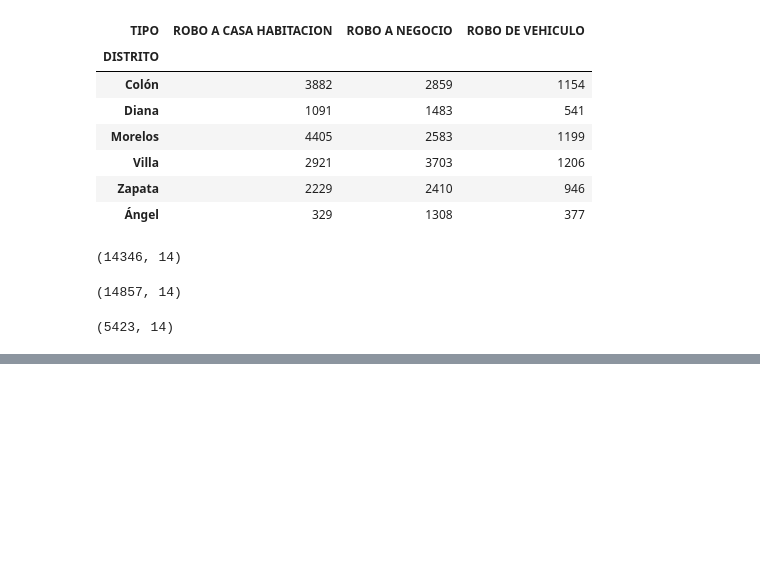
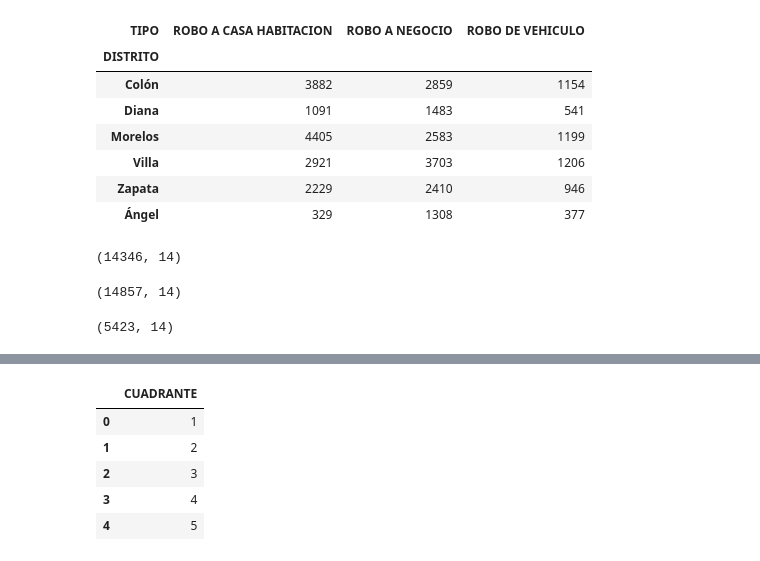
Before and after one commit to CLA-TI3001C-AD2025-G100/A01563230-EDA, a Jupyter notebook: DATAFIN.ipynb, the cells around one changed output, grey strips where cells are left out. Cells and saved outputs as stored; diff of their text form; code cells hidden in the pictures; blank space fills up the shorter version.

```diff
--- a/DATAFIN.ipynb
+++ b/DATAFIN.ipynb
@@ -131,4 +131,14 @@ df_negocio.head()
 | 9 | 85415 | 2015-01-02 | 99 | 99 | ROBO A NEGOCIO | SI | 28.613825 | -106.057652 | Zapata | 76 | ... |
 | 10 | 147835CX | 2015-01-02 | 99 | 99 | ROBO A NEGOCIO | SI | 28.639192 | -106.072997 | Ángel | 37 | ... |
 | 13 | 68586 | 2015-01-03 | 99 | 99 | ROBO A NEGOCIO | NO | 28.688356 | -106.084153 | Villa | 24 | ... |
+# %%
+cuadrante_counts = pd.DataFrame({'CUADRANTE': range(1, 79)})
+cuadrante_counts.head()
+# %% [output]
+|  | CUADRANTE |
+| 0 | 1 |
+| 1 | 2 |
+| 2 | 3 |
+| 3 | 4 |
+| 4 | 5 |
 # %%
```
Also changed, not shown: parts of 17 cells of this notebook.
